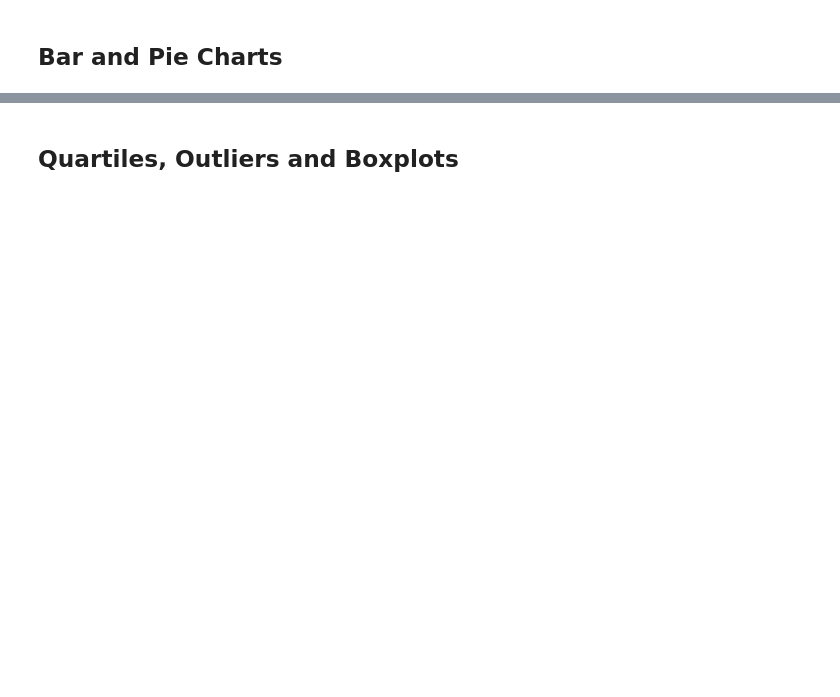
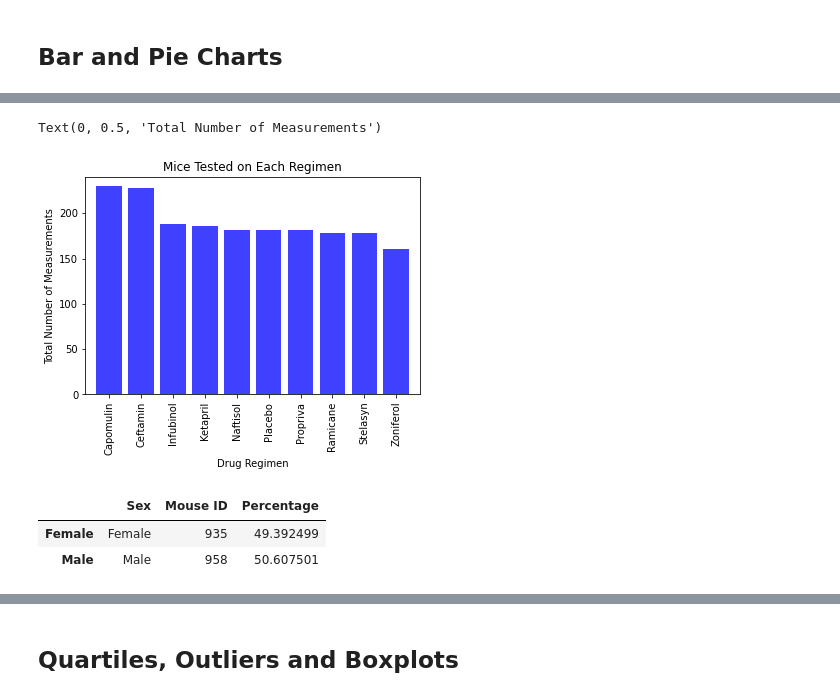
Before and after one commit to Emeyer79/pyPharm-Challenge, a Jupyter notebook: pymaceuticals_starter.ipynb, the cells around one changed output, grey strips where cells are left out. Saved outputs shown, nothing was run; the diff lists cells and outputs as text; code cells hidden in the pictures; blank space fills up the shorter version.

```diff
--- a/pymaceuticals_starter.ipynb
+++ b/pymaceuticals_starter.ipynb
@@ -80,2 +144,42 @@ m_dups["Mouse ID"].count()
+# %%
+# Generate a bar plot showing the total number of unique mice tested on each drug regimen using pyplot.
+
+#Create an array with the datapoints
+users = [230, 228, 188, 186, 182, 181, 181, 178, 178, 161]
+
+#Set the x_axis to be the amount of the Data Regimen
+x_axis = np.arange(len(regimen_gb))
+
+plt.bar(x_axis, users, color='b', alpha=0.75, align='center')
+
+tick_locations = [value for value in x_axis]
+plt.xticks(tick_locations, ['Capomulin', 'Ceftamin', 'Infubinol', 'Ketapril', 'Naftisol', 'Placebo',
+                            'Propriva', 'Ramicane', 'Stelasyn', 'Zoniferol'],  rotation='vertical')
+plt.xticks(rotation=90)
+
+plt.xlim(-0.75, len(x_axis)-0.25)
+
+plt.ylim(0, max(users)+10)
+
+plt.title("Mice Tested on Each Regimen")
+plt.xlabel("Drug Regimen")
+plt.ylabel("Total Number of Measurements")
+# %% [output]
+Text(0, 0.5, 'Total Number of Measurements')
+[figure, added]
+# %%
+# #Group by "Mouse ID" and "Sex" to find the unique number of male vs female
+
+gen_gb = merge_df.groupby('Sex')['Mouse ID'].count().reset_index()
+gen_gb['Percentage'] = 100 * gen_gb['Mouse ID']  / gen_gb['Mouse ID'].sum()
+
+d = {0:'Female',1:'Male'}
+
+gen_gb.index = gen_gb.index.to_series().map(d)
+gen_gb
+# %% [output]
+|  | Sex | Mouse ID | Percentage |
+| Female | Female | 935 | 49.392499 |
+| Male | Male | 958 | 50.607501 |
 # %%
 # Generate a pie plot showing the distribution of female versus male mice using pandas
```
Also changed, not shown: parts of 23 cells of this notebook.
